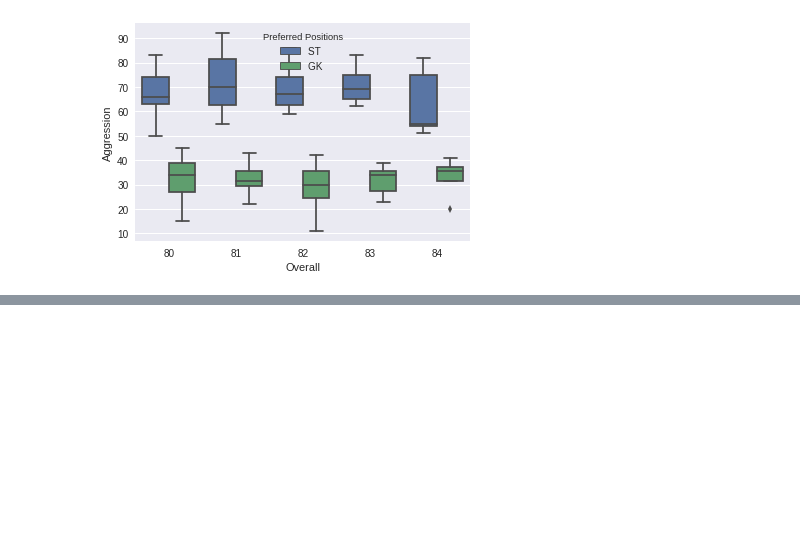
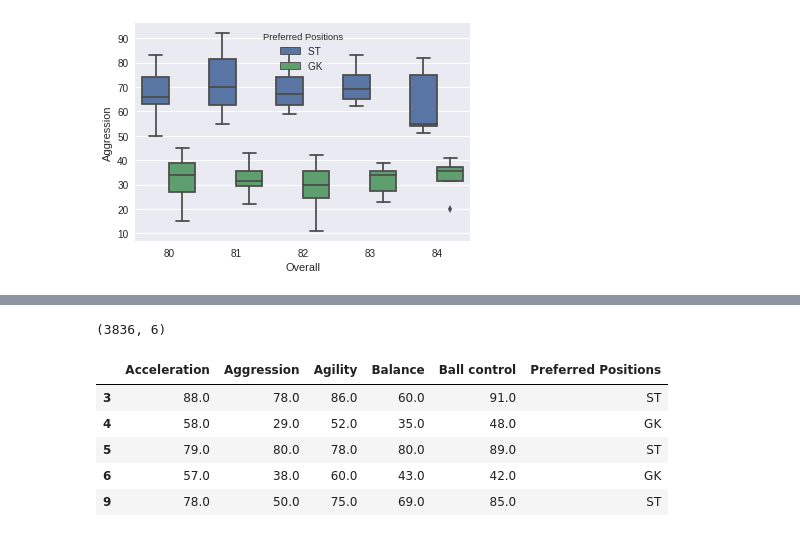
Before and after one commit to c-shekhar/EffectiveViz, a Jupyter notebook: nbs/MultivariatePlots.ipynb, the cells around one changed output, grey strips where cells are left out. Cells and saved outputs as stored; diff of their text form; code cells hidden in the pictures; blank space fills up the shorter version.

```diff
--- a/nbs/MultivariatePlots.ipynb
+++ b/nbs/MultivariatePlots.ipynb
@@ -89,0 +134,11 @@ sns.boxplot(x='Overall',y='Aggression',data=f,hue='Preferred Positions')
+# %%
+print(f.shape)
+f.head()
+# %% [output]
+(3836, 6)
+|  | Acceleration | Aggression | Agility | Balance | Ball control | Preferred Positions |
+| 3 | 88.0 | 78.0 | 86.0 | 60.0 | 91.0 | ST |
+| 4 | 58.0 | 29.0 | 52.0 | 35.0 | 48.0 | GK |
+| 5 | 79.0 | 80.0 | 78.0 | 80.0 | 89.0 | ST |
+| 6 | 57.0 | 38.0 | 60.0 | 43.0 | 42.0 | GK |
+| 9 | 78.0 | 50.0 | 75.0 | 69.0 | 85.0 | ST |
```
Also changed, not shown: parts of 13 cells of this notebook.
